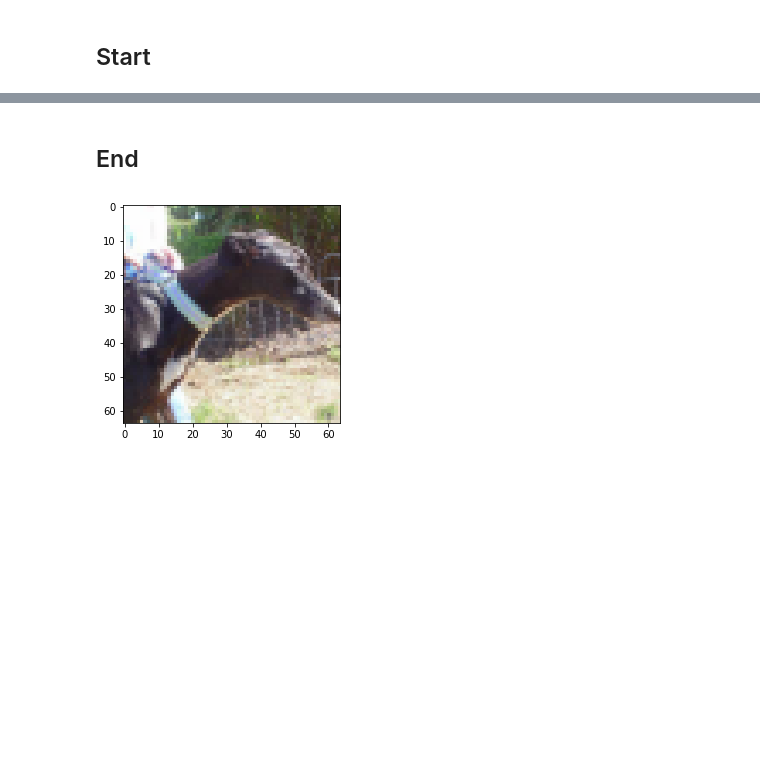
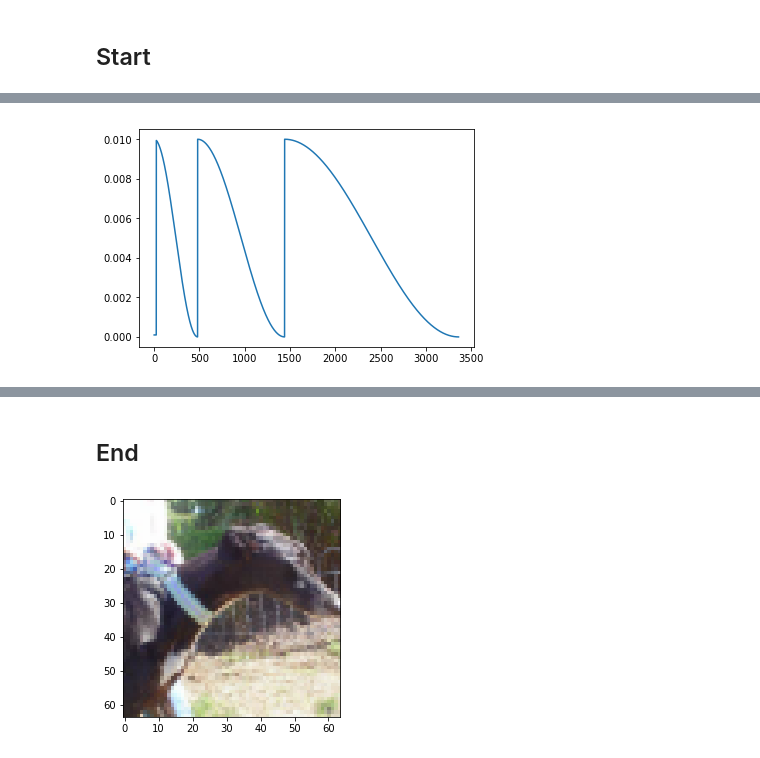
Before and after one commit to yanneta/deeplearning, a Jupyter notebook: nbs/dogscats_pt.ipynb, the cells around one changed output, grey strips where cells are left out. Drawn from its saved outputs; the diff is of its cells as text; code cells hidden in the pictures; blank space fills up the shorter version.

```diff
--- a/nbs/dogscats_pt.ipynb
+++ b/nbs/dogscats_pt.ipynb
@@ -55,0 +50,4 @@ lrf.plot()
+# %%
+learn.sched.plot_lr()
+# %% [output]
+[figure, added]
```
Also changed, not shown: parts of 37 cells of this notebook, 16 other files.
